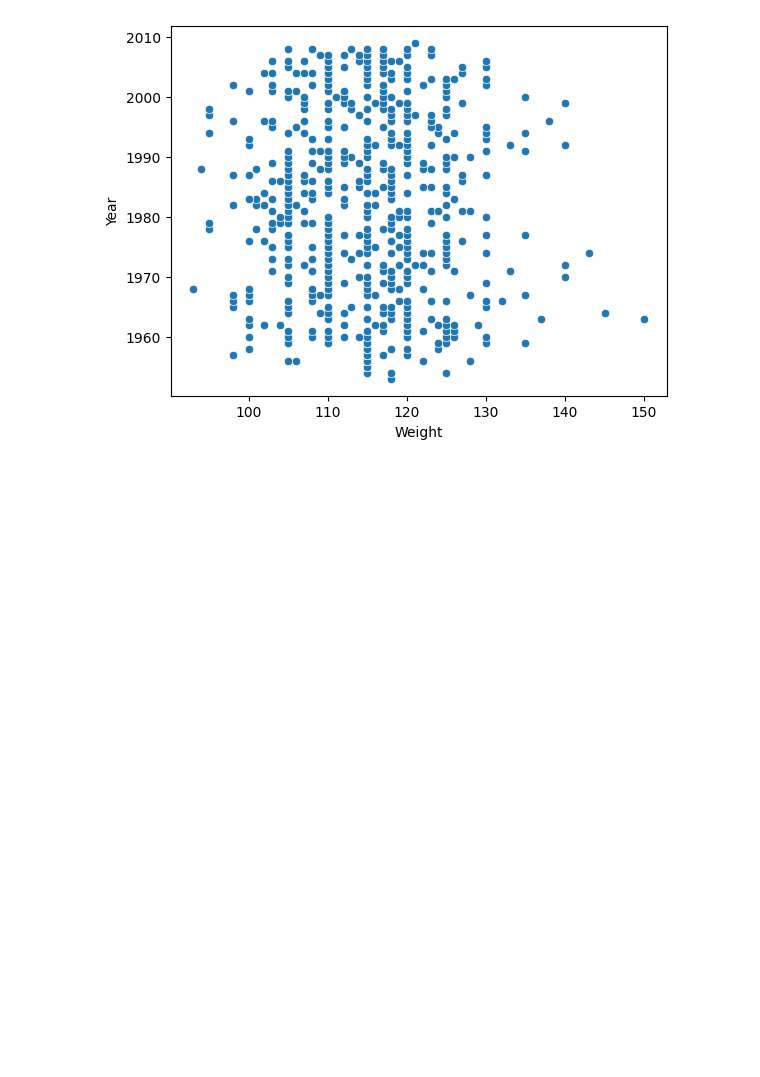
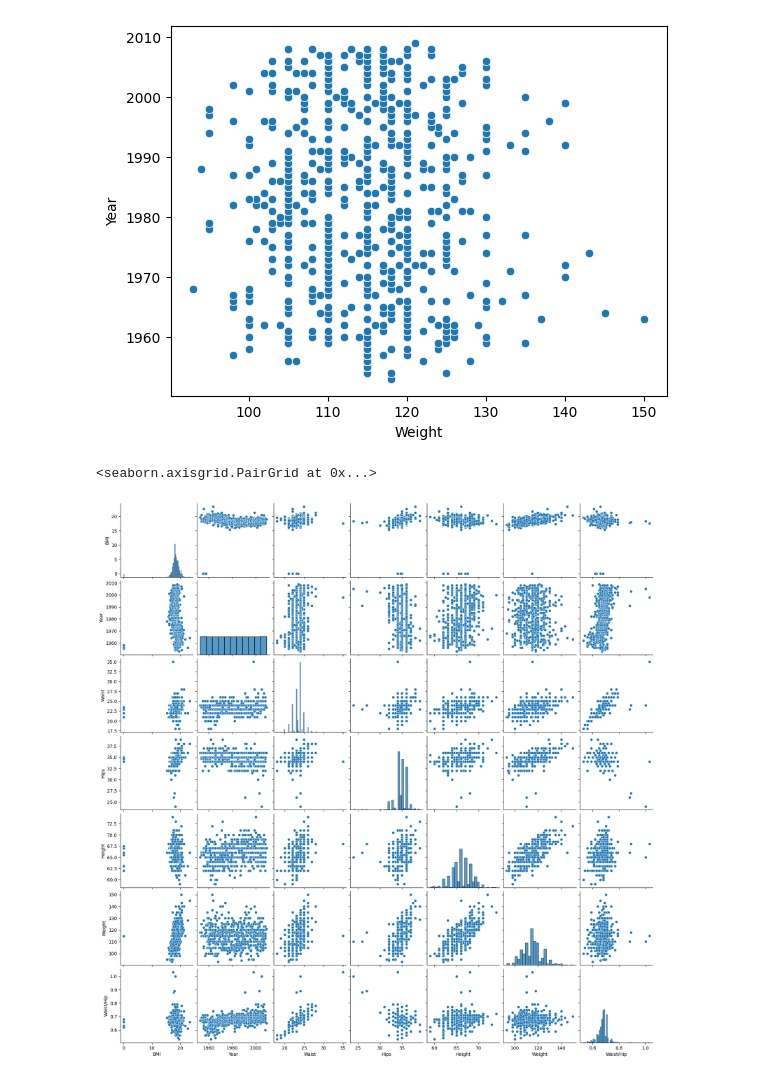
Before and after one commit to ivajazz/EDA_1_2, a Jupyter notebook: EDA_2_6.ipynb, the cells around one changed output. Cells and saved outputs as stored; diff of their text form; code cells hidden in the pictures; blank space fills up the shorter version.

Commit message:
add pairplot

```diff
--- a/EDA_2_6.ipynb
+++ b/EDA_2_6.ipynb
@@ -62,3 +62,8 @@ sns.scatterplot(data=data, x="Weight", y="Year")
 # %% [output]
 <Axes: xlabel='Weight', ylabel='Year'>
 [figure]
+# %%
+sns.pairplot(data)
+# %% [output]
+<seaborn.axisgrid.PairGrid at 0x...>
+[figure, added]
```
